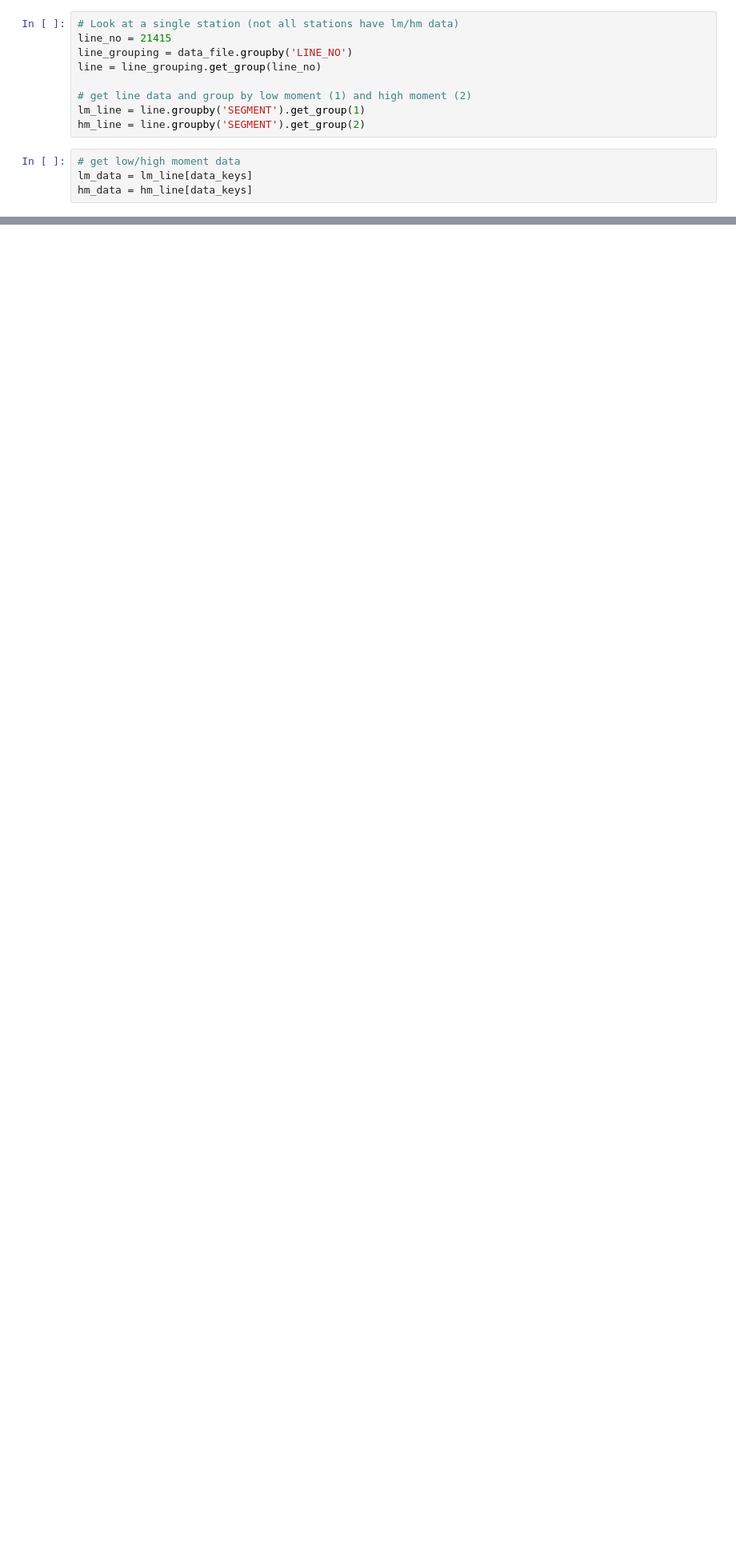
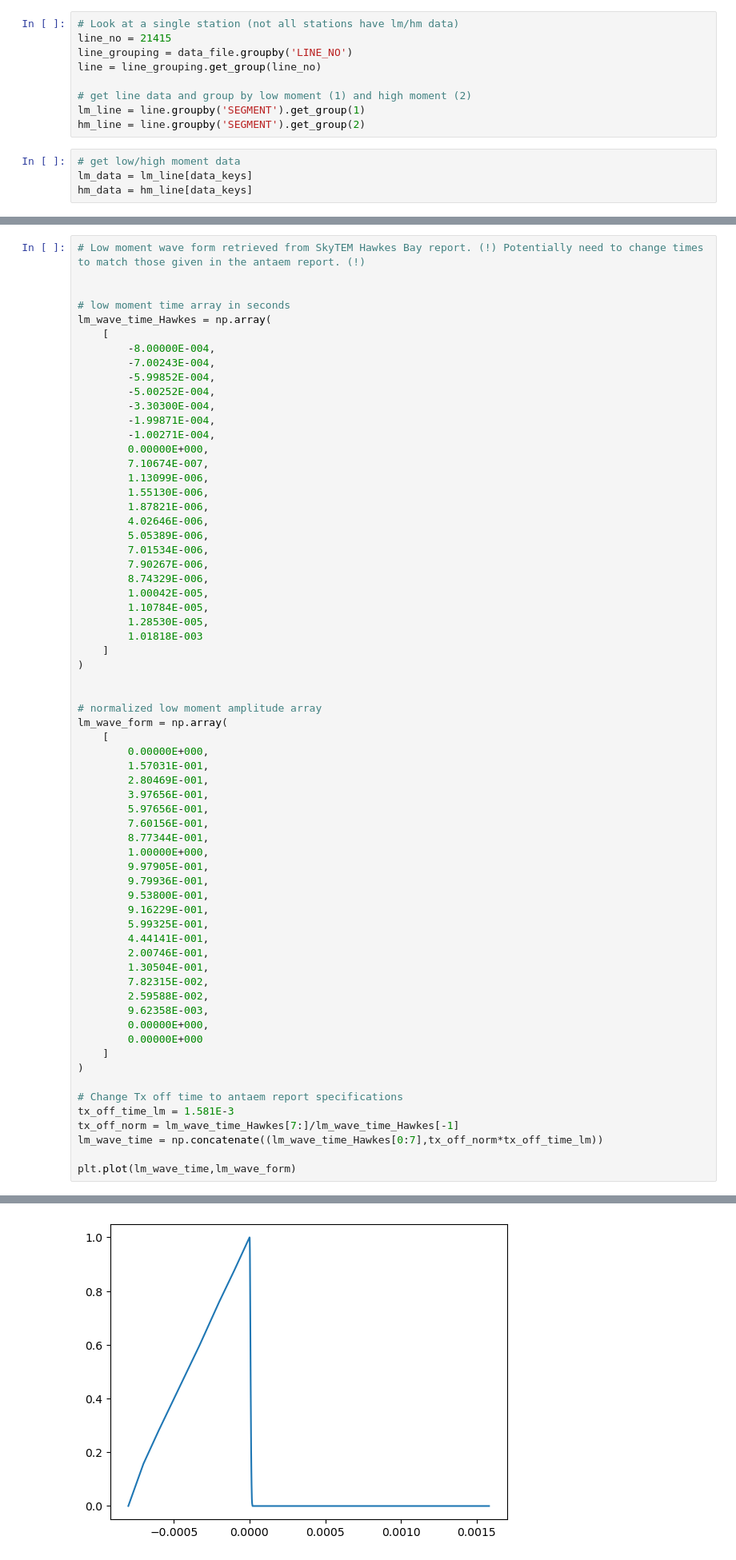
Before and after one commit to tpetillion/EOSC556B_ANTAEM, a Jupyter notebook: code/antaem-inversion.ipynb, the cells around one changed output, grey strips where cells are left out. Shown at 80% size. Saved outputs shown, nothing was run; the diff lists cells and outputs as text; blank space fills up the shorter version.

```diff
--- a/code/antaem-inversion.ipynb
+++ b/code/antaem-inversion.ipynb
@@ -146,0 +154,66 @@ plt.xlabel('Northing');
+# %%
+# Low moment wave form retrieved from SkyTEM Hawkes Bay report. (!) Potentially need to change times to match those given in the antaem report. (!)
+
+
+# low moment time array in seconds
+lm_wave_time_Hawkes = np.array(
+    [
+        -8.00000E-004,
+        -7.00243E-004,
+        -5.99852E-004,
+        -5.00252E-004,
+        -3.30300E-004,
+        -1.99871E-004,
+        -1.00271E-004,
+        0.00000E+000,
+        7.10674E-007,
+        1.13099E-006,
+        1.55130E-006,
+        1.87821E-006,
+        4.02646E-006,
+        5.05389E-006,
+        7.01534E-006,
+        7.90267E-006,
+        8.74329E-006,
+        1.00042E-005,
+        1.10784E-005,
+        1.28530E-005,
+        1.01818E-003
+    ]
+)
+
+
+# normalized low moment amplitude array
+lm_wave_form = np.array(
+    [
+        0.00000E+000,
+        1.57031E-001,
+        2.80469E-001,
+        3.97656E-001,
+        5.97656E-001,
+        7.60156E-001,
+        8.77344E-001,
+        1.00000E+000,
+        9.97905E-001,
+        9.79936E-001,
+        9.53800E-001,
+        9.16229E-001,
+        5.99325E-001,
+        4.44141E-001,
+        2.00746E-001,
+        1.30504E-001,
+        7.82315E-002,
+        2.59588E-002,
+        9.62358E-003,
+        0.00000E+000,
+        0.00000E+000
+    ]
+)
+
+# Change Tx off time to antaem report specifications
+tx_off_time_lm = 1.581E-3
+tx_off_norm = lm_wave_time_Hawkes[7:]/lm_wave_time_Hawkes[-1]
+lm_wave_time = np.concatenate((lm_wave_time_Hawkes[0:7],tx_off_norm*tx_off_time_lm))
+
+plt.plot(lm_wave_time,lm_wave_form)
+# %% [output]
@@ -146,0 +221 @@ plt.xlabel('Northing');
+[figure, added]
```
Also changed, not shown: parts of 30 cells of this notebook.
